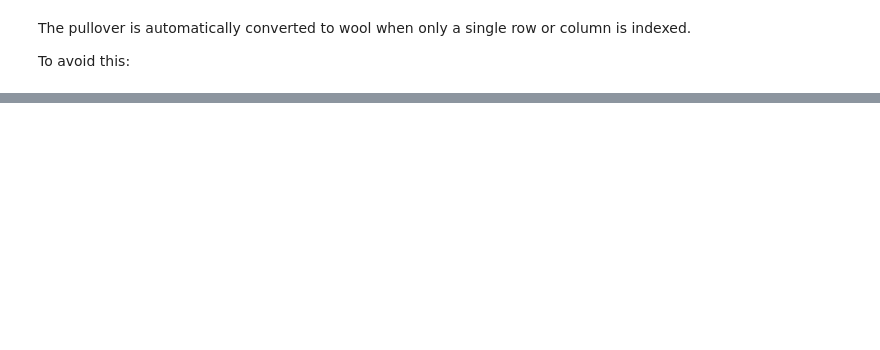
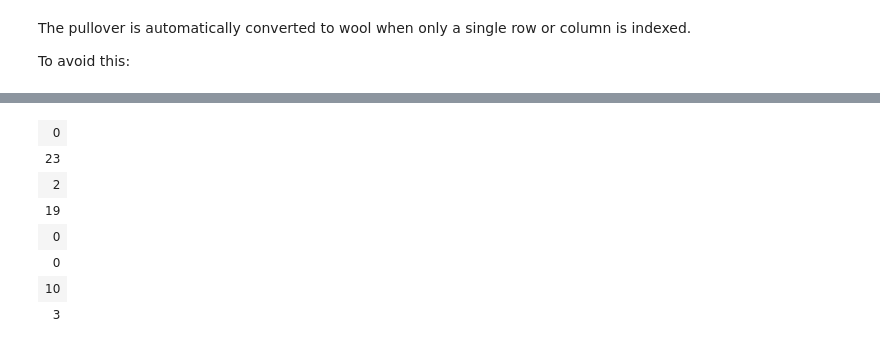
Before and after one commit to mkozturk/CMPE140, a Jupyter notebook: ps/CMPE_140_08_PS.ipynb, the cells around one changed output, grey strips where cells are left out. Drawn from its saved outputs; the diff is of its cells as text; code cells hidden in the pictures; blank space fills up the shorter version.

```diff
--- a/ps/CMPE_140_08_PS.ipynb
+++ b/ps/CMPE_140_08_PS.ipynb
@@ -373,2 +711,11 @@ class(chess_mat4[1,,drop = F])
 # %%
-class(chess_mat4[,2, drop = F])
+chess_mat4[,2, drop = F]
+# %% [output]
+| 0 |
+| 23 |
+| 2 |
+| 19 |
+| 0 |
+| 0 |
+| 10 |
+| 3 |
```
Also changed, not shown: parts of 56 cells of this notebook, 1 other file.
